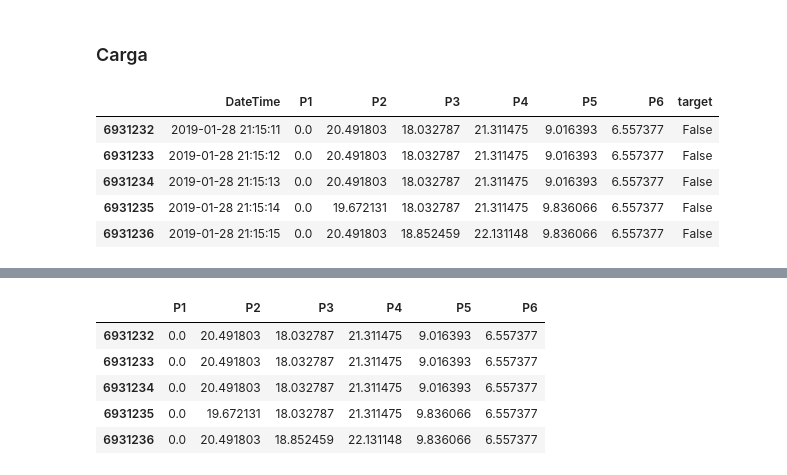
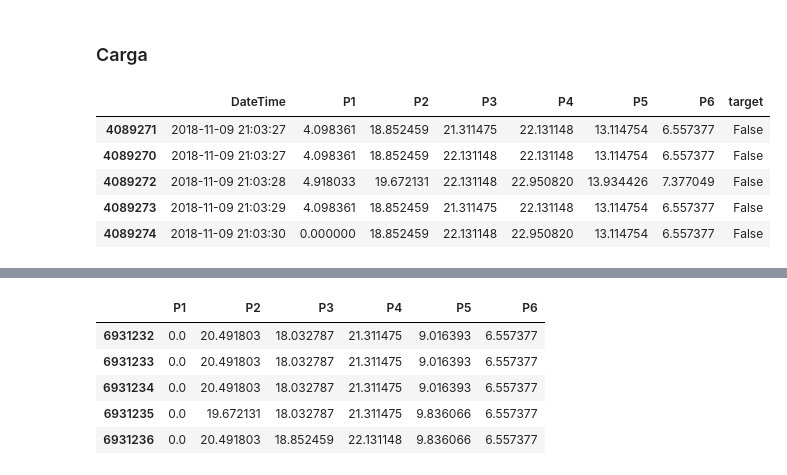
Before and after one commit to jlgarridol/TFG-SmartBeds, a Jupyter notebook: src/One-Class/One-Class (Test).ipynb, the cells around one changed output, grey strips where cells are left out. Saved outputs shown, nothing was run; the diff lists cells and outputs as text; code cells hidden in the pictures.

```diff
--- a/src/One-Class/One-Class (Test).ipynb
+++ b/src/One-Class/One-Class (Test).ipynb
@@ -17,13 +17,13 @@ from transformers import *
 # %%
 with open('data/crisis_separadas.pkl','rb') as f:
     crisis_separadas = pk.load(f)
-# %%
-segunda = crisis_separadas[1]
-segunda.head()
-# %% [output]
-|  | DateTime | P1 | P2 | P3 | P4 | P5 | P6 | target |
-| 6931232 | 2019-01-28 21:15:11 | 0.0 | 20.491803 | 18.032787 | 21.311475 | 9.016393 | 6.557377 | False |
-| 6931233 | 2019-01-28 21:15:12 | 0.0 | 20.491803 | 18.032787 | 21.311475 | 9.016393 | 6.557377 | False |
-| 6931234 | 2019-01-28 21:15:13 | 0.0 | 20.491803 | 18.032787 | 21.311475 | 9.016393 | 6.557377 | False |
-| 6931235 | 2019-01-28 21:15:14 | 0.0 | 19.672131 | 18.032787 | 21.311475 | 9.836066 | 6.557377 | False |
-| 6931236 | 2019-01-28 21:15:15 | 0.0 | 20.491803 | 18.852459 | 22.131148 | 9.836066 | 6.557377 | False |
+# %%
+primera = crisis_separadas[0]
+primera.head()
+# %% [output]
+|  | DateTime | P1 | P2 | P3 | P4 | P5 | P6 | target |
+| 4089271 | 2018-11-09 21:03:27 | 4.098361 | 18.852459 | 21.311475 | 22.131148 | 13.114754 | 6.557377 | False |
+| 4089270 | 2018-11-09 21:03:27 | 4.098361 | 18.852459 | 22.131148 | 22.131148 | 13.114754 | 6.557377 | False |
+| 4089272 | 2018-11-09 21:03:28 | 4.918033 | 19.672131 | 22.131148 | 22.950820 | 13.934426 | 7.377049 | False |
+| 4089273 | 2018-11-09 21:03:29 | 4.098361 | 18.852459 | 21.311475 | 22.131148 | 13.114754 | 6.557377 | False |
+| 4089274 | 2018-11-09 21:03:30 | 0.000000 | 18.852459 | 22.131148 | 22.950820 | 13.114754 | 6.557377 | False |
```
Also changed, not shown: parts of 11 cells of this notebook.
